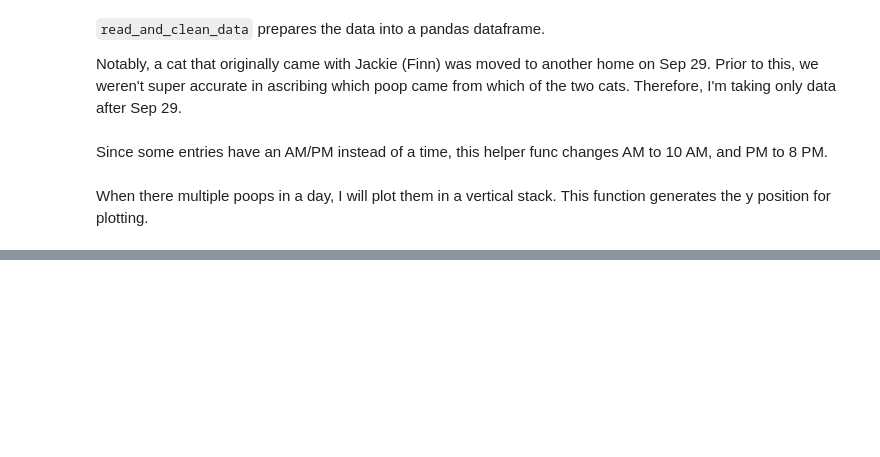
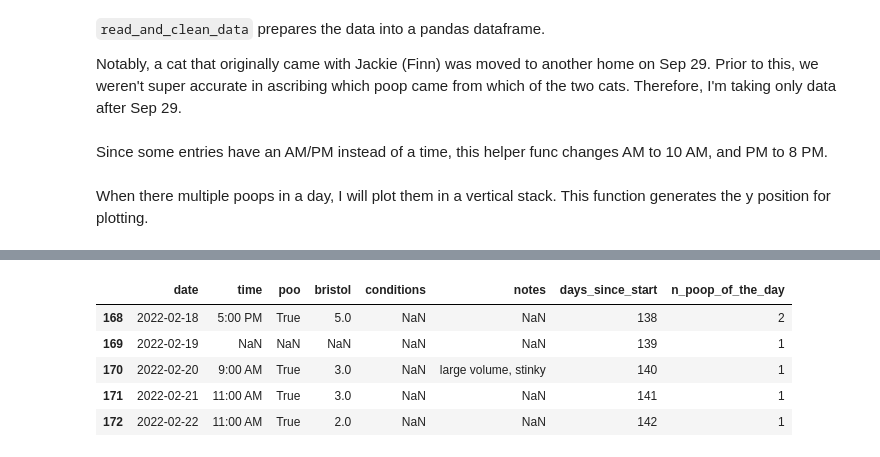
Before and after one commit to andrewKOwong/cat-poo-tracking, a Jupyter notebook: poop_tracking_jackie_the_cat.ipynb, the cells around one changed output, grey strips where cells are left out. Drawn from its saved outputs; the diff is of its cells as text; code cells hidden in the pictures; blank space fills up the shorter version.

```diff
--- a/poop_tracking_jackie_the_cat.ipynb
+++ b/poop_tracking_jackie_the_cat.ipynb
@@ -180,6 +181,15 @@ poo_df.head(20)
 | 17 | 2021-10-18 | NaN | NaN | NaN | NaN | NaN | 15 | 1 |
 | 18 | 2021-10-19 | NaN | NaN | NaN | NaN | NaN | 16 | 1 |
 | 19 | 2021-10-20 | 9:00 PM | True | 2.0 | NaN | Gave lactulose since she didn't g... | 17 | 1 |
+# %%
+poo_df.tail()
+# %% [output]
+|  | date | time | poo | bristol | conditions | notes | days_since_start | n_poop_of_the_day |
+| 168 | 2022-02-18 | 5:00 PM | True | 5.0 | NaN | NaN | 138 | 2 |
+| 169 | 2022-02-19 | NaN | NaN | NaN | NaN | NaN | 139 | 1 |
+| 170 | 2022-02-20 | 9:00 AM | True | 3.0 | NaN | large volume, stinky | 140 | 1 |
+| 171 | 2022-02-21 | 11:00 AM | True | 3.0 | NaN | NaN | 141 | 1 |
+| 172 | 2022-02-22 | 11:00 AM | True | 2.0 | NaN | NaN | 142 | 1 |
 # %%
 # Take a look at the food data
 # Supplement col is bool, everything else is string
```
Also changed, not shown: parts of 8 cells of this notebook, 3 other files.
